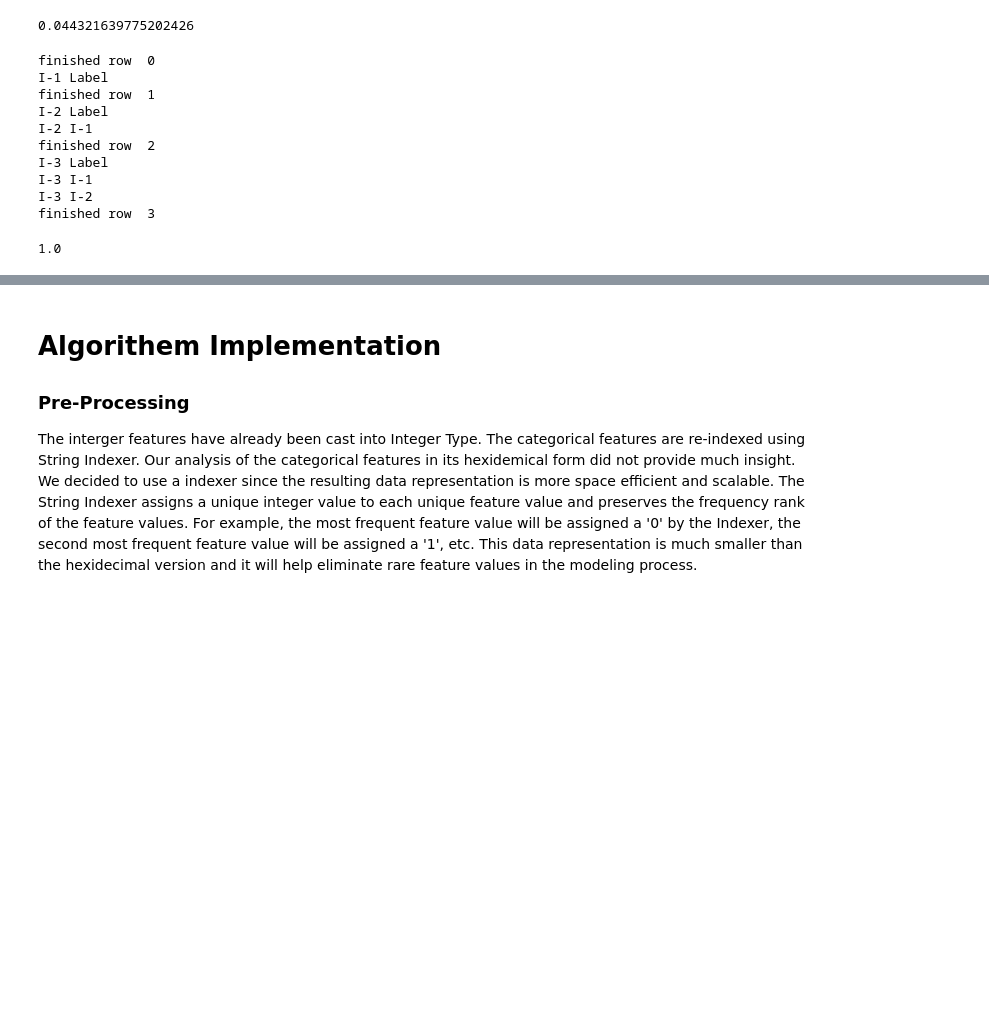
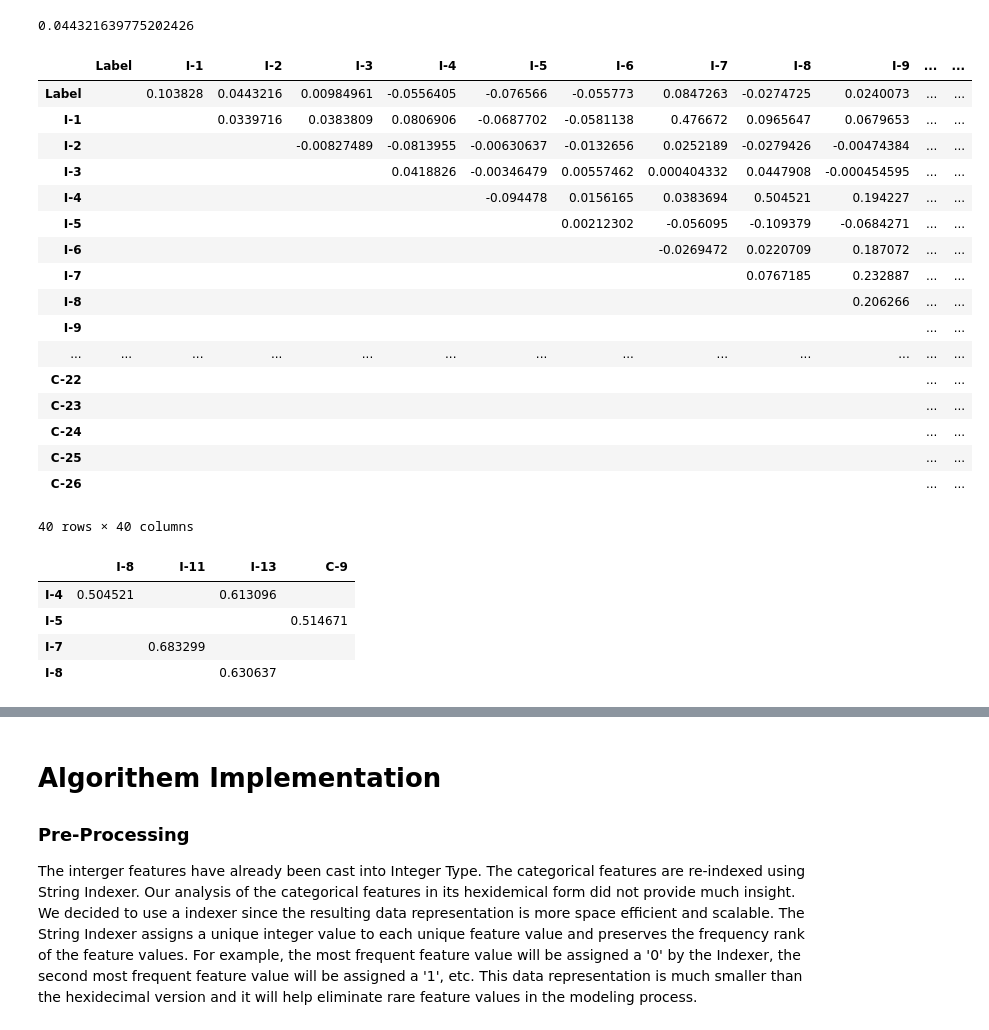
Before and after one commit to sangurocactus/CriteoLab_CTR, a Jupyter notebook: DRAFT_TeamKSA_JY_NAGA_DEC-1.ipynb, the cells around one changed output, grey strips where cells are left out. Cells and saved outputs as stored; diff of their text form; code cells hidden in the pictures; blank space fills up the shorter version.

```diff
--- a/DRAFT_TeamKSA_JY_NAGA_DEC-1.ipynb
+++ b/DRAFT_TeamKSA_JY_NAGA_DEC-1.ipynb
@@ -472,6 +434,8 @@ CPU times: user 10 ms, sys: 0 ns, total: 10 ms
 Wall time: 11.8 s
 0.044321639775202426
 # %%
+### DO NOT RE-RUN THIS! (This takes 2+ hours to run) ###
+# Computes the correlation numbers for all unique pairs of features of trainDF.
 def cal_corr (DF) :
     feature_list = ['Label']
     for i in range(1, 14): feature_list.append('I-'+str(i))
@@ -480,35 +444,52 @@ def cal_corr (DF) :
     # Create an empty dataframe with the feature names as rows and columns to store the correlation matrix.
     corr_df = pd.DataFrame(index=feature_list, columns=feature_list)
 
-    # Fill in the correlation matrix using the 80% train dataset. (This takes ~2 hours to run)
-    for i in range(4):
+    # Cast categorical features from String to IntegerType to perform correlation calculation.
+    for i in range(1,27):
+        feature = 'C-'+str(i)
+        DF = DF.withColumn(feature, conv(DF[feature], 16, 10).cast(IntegerType()))
+    DF = DF.fillna(0)
+
+    # Fill in the correlation matrix using the full training set.
+    for i in range(40):
         for j in range(i):
             row = feature_list[i]
             col = feature_list[j]
-            # print(row, col)
             corr_df[row][col] = DF.corr(row, col)
-       # print('finished row ', i)
     return corr_df
 
 corrDF = cal_corr(trainDF)
+corrDF.to_pickle('correlation.pkl')
-# %% [output]
-finished row  0
-I-1 Label
-finished row  1
-I-2 Label
-I-2 I-1
-finished row  2
-I-3 Label
-I-3 I-1
-I-3 I-2
-finished row  3
+# %%
+corrDF.fillna('').round(2)
+# %% [output]
+|  | Label | I-1 | I-2 | I-3 | I-4 | I-5 | I-6 | I-7 | I-8 | I-9 | ... | ... |
+| Label |  | 0.103828 | 0.0443216 | 0.00984961 | -0.0556405 | -0.076566 | -0.055773 | 0.0847263 | -0.0274725 | 0.0240073 | ... | ... |
+| I-1 |  |  | 0.0339716 | 0.0383809 | 0.0806906 | -0.0687702 | -0.0581138 | 0.476672 | 0.0965647 | 0.0679653 | ... | ... |
+| I-2 |  |  |  | -0.00827489 | -0.0813955 | -0.00630637 | -0.0132656 | 0.0252189 | -0.0279426 | -0.00474384 | ... | ... |
+| I-3 |  |  |  |  | 0.0418826 | -0.00346479 | 0.00557462 | 0.000404332 | 0.0447908 | -0.000454595 | ... | ... |
+| I-4 |  |  |  |  |  | -0.094478 | 0.0156165 | 0.0383694 | 0.504521 | 0.194227 | ... | ... |
+| I-5 |  |  |  |  |  |  | 0.00212302 | -0.056095 | -0.109379 | -0.0684271 | ... | ... |
+| I-6 |  |  |  |  |  |  |  | -0.0269472 | 0.0220709 | 0.187072 | ... | ... |
+| I-7 |  |  |  |  |  |  |  |  | 0.0767185 | 0.232887 | ... | ... |
+| I-8 |  |  |  |  |  |  |  |  |  | 0.206266 | ... | ... |
+| I-9 |  |  |  |  |  |  |  |  |  |  | ... | ... |
+| ... | ... | ... | ... | ... | ... | ... | ... | ... | ... | ... | ... | ... |
+| C-22 |  |  |  |  |  |  |  |  |  |  | ... | ... |
+| C-23 |  |  |  |  |  |  |  |  |  |  | ... | ... |
+| C-24 |  |  |  |  |  |  |  |  |  |  | ... | ... |
+| C-25 |  |  |  |  |  |  |  |  |  |  | ... | ... |
+| C-26 |  |  |  |  |  |  |  |  |  |  | ... | ... |
+40 rows × 40 columns
 # %%
 # Create a new Pandas dataframe to store only correlation values > 0.5 and hide all the NAs for pretty printing.
-corrDF.to_pickle('s_correlation.pkl')
-corrDF = corrDF[corrDF > 0.5]
-corrDF = corrDF.dropna(how='all', axis = 1)
-corrDF = corrDF.dropna(how='all')
-corrDF.fillna('', inplace=True)
-corrDF
+s_corrDF = corrDF[corrDF > 0.5].dropna(how='all', axis = 1).dropna(how='all')
+s_corrDF = s_corrDF.fillna('')
+s_corrDF.to_pickle('correlation_subset.pkl')
+s_corrDF.round(2)
 # %% [output]
-1.0
+|  | I-8 | I-11 | I-13 | C-9 |
+| I-4 | 0.504521 |  | 0.613096 |  |
+| I-5 |  |  |  | 0.514671 |
+| I-7 |  | 0.683299 |  |  |
+| I-8 |  |  | 0.630637 |  |
```
Also changed, not shown: parts of 36 cells of this notebook, 6 other files.
